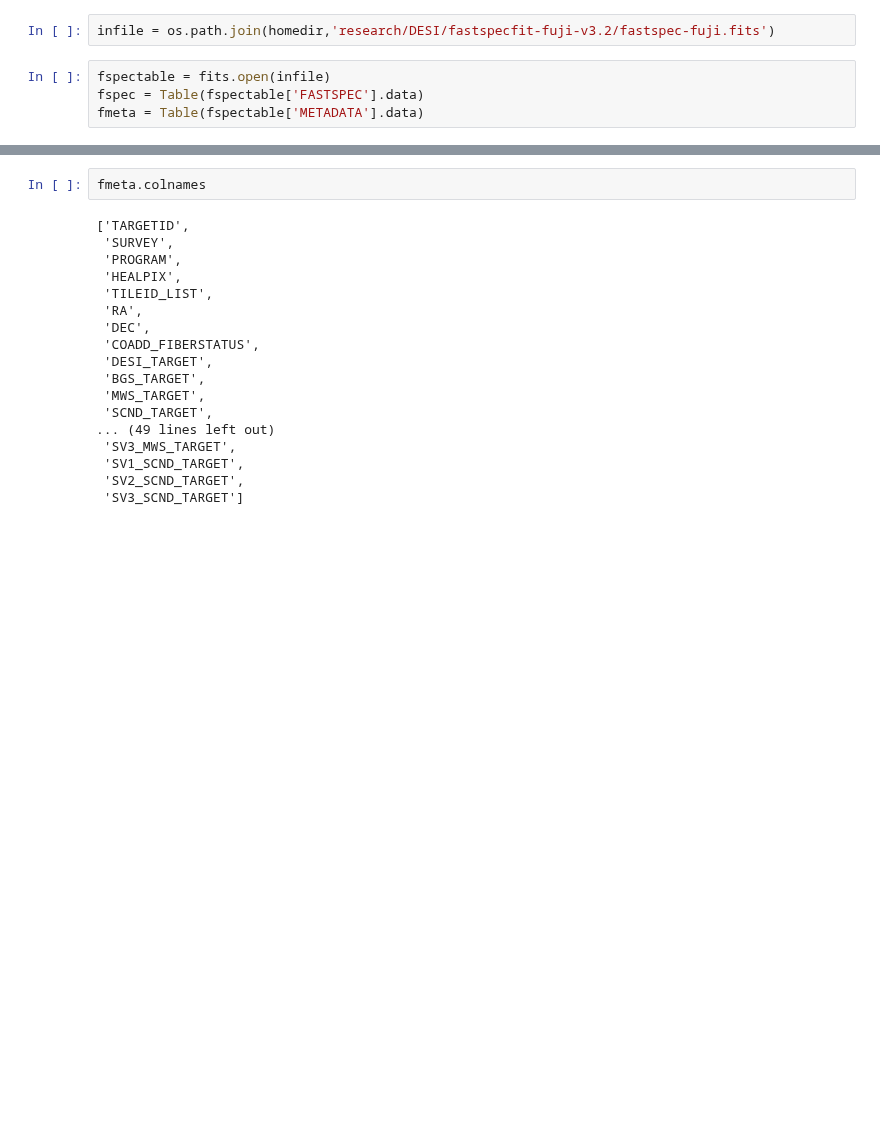
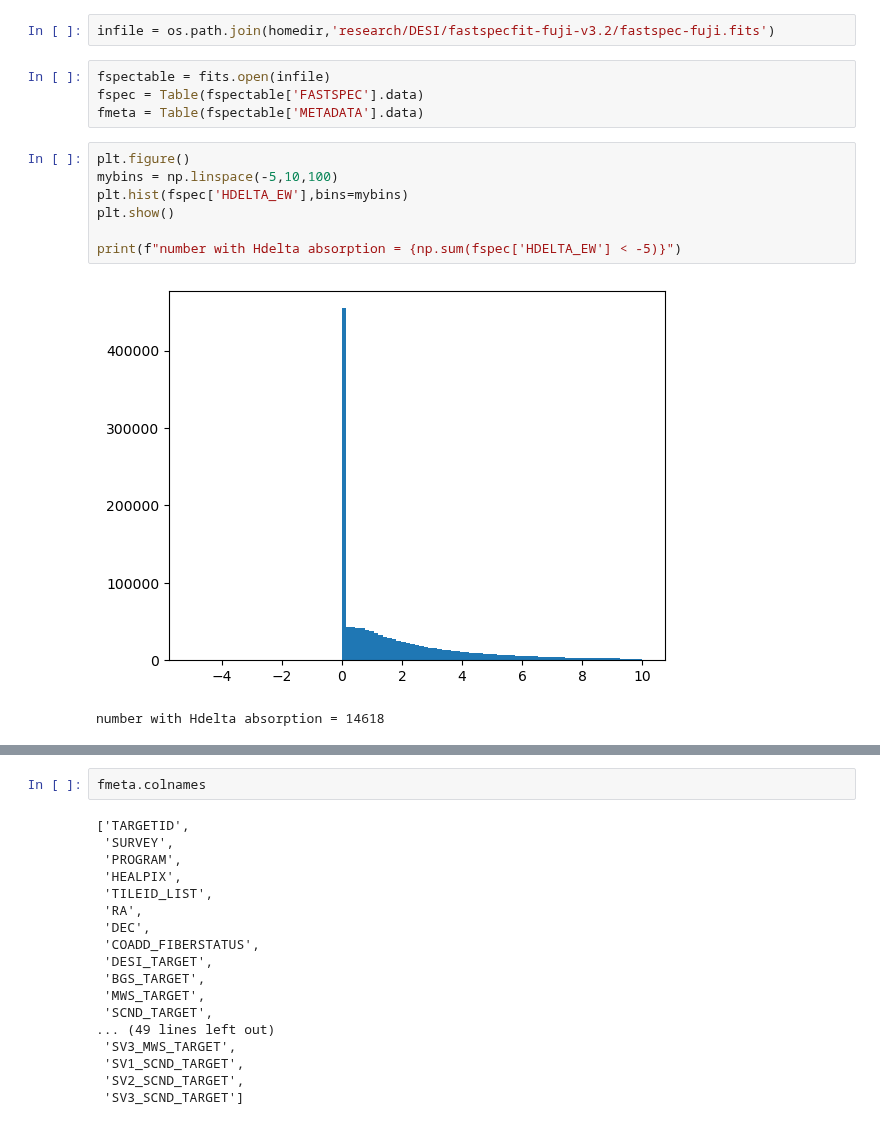
Before and after one commit to rfinn/havirgo, a Jupyter notebook: notebooks/desi_spectra.ipynb, the cells around one changed output, grey strips where cells are left out. Drawn from its saved outputs; the diff is of its cells as text; blank space fills up the shorter version.

```diff
--- a/notebooks/desi_spectra.ipynb
+++ b/notebooks/desi_spectra.ipynb
@@ -25,3 +23,13 @@ infile = os.path.join(homedir,'research/DESI/fastspecfit-fuji-v3.2/fastspec-fuji
 fspectable = fits.open(infile)
 fspec = Table(fspectable['FASTSPEC'].data)
 fmeta = Table(fspectable['METADATA'].data)
+# %%
+plt.figure()
+mybins = np.linspace(-5,10,100)
+plt.hist(fspec['HDELTA_EW'],bins=mybins)
+plt.show()
+
+print(f"number with Hdelta absorption = {np.sum(fspec['HDELTA_EW'] < -5)}")
+# %% [output]
+[figure, added]
+number with Hdelta absorption = 14618
```
Also changed, not shown: parts of 15 cells of this notebook, 1 other file.
